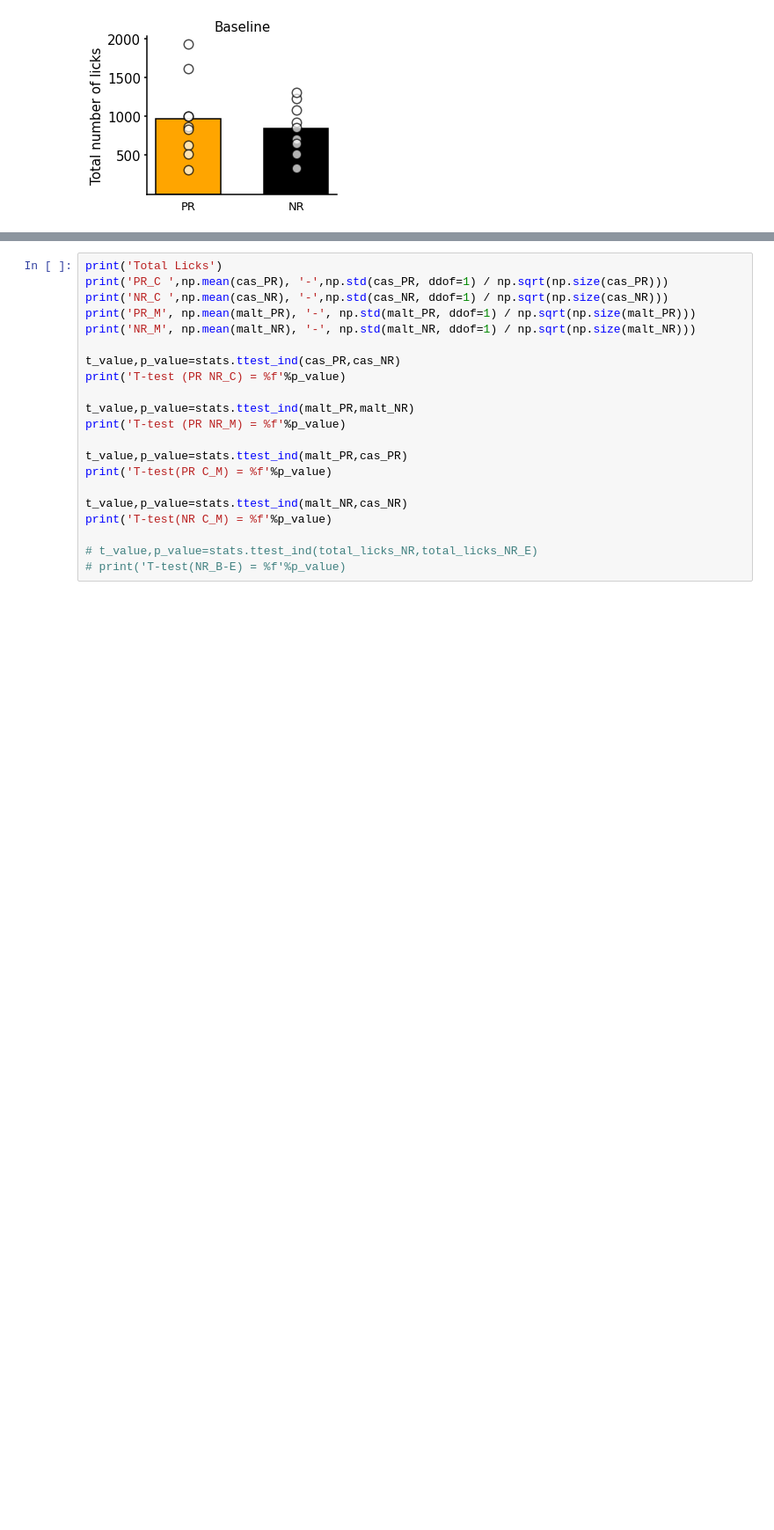
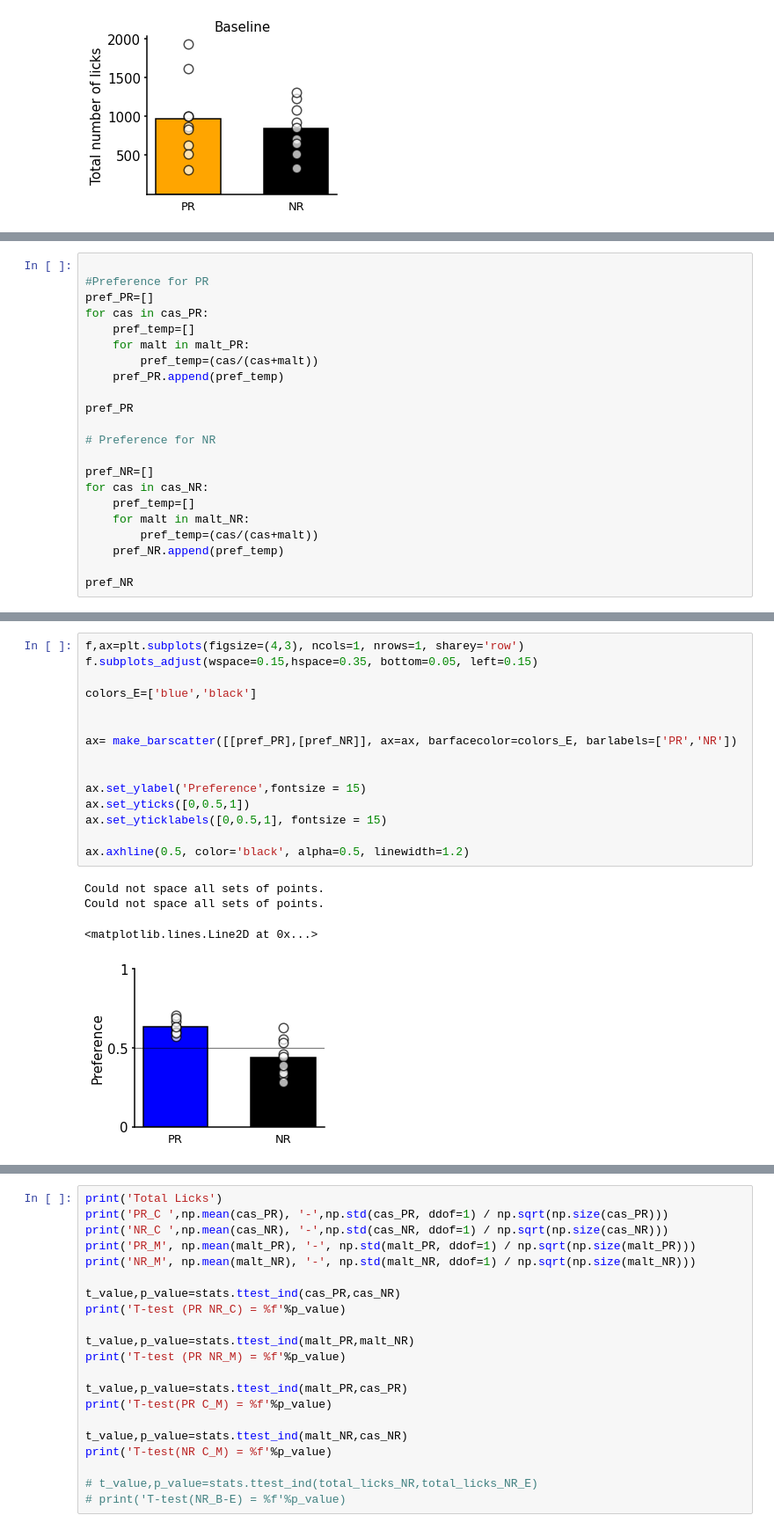
Before and after one commit to jetsetmette/VGP, a Jupyter notebook: notebooks/Behavior_2P.ipynb, the cells around one changed output, grey strips where cells are left out. Shown at 88% size. Cells and saved outputs as stored; diff of their text form; blank space fills up the shorter version.

Commit message:
added preference

```diff
--- a/notebooks/Behavior_2P.ipynb
+++ b/notebooks/Behavior_2P.ipynb
@@ -564,0 +563,22 @@ Text(0.5, 1.0, 'Baseline')
+# %%
+
+#Preference for PR
+pref_PR=[]
+for cas in cas_PR:
+    pref_temp=[]
+    for malt in malt_PR:
+        pref_temp=(cas/(cas+malt))
+    pref_PR.append(pref_temp)
+
+pref_PR
+
+# Preference for NR
+
+pref_NR=[]
+for cas in cas_NR:
+    pref_temp=[]
+    for malt in malt_NR:
+        pref_temp=(cas/(cas+malt))
+    pref_NR.append(pref_temp)
+
+pref_NR
@@ -564,0 +595,20 @@ Text(0.5, 1.0, 'Baseline')
+# %%
+f,ax=plt.subplots(figsize=(4,3), ncols=1, nrows=1, sharey='row')
+f.subplots_adjust(wspace=0.15,hspace=0.35, bottom=0.05, left=0.15)
+
+colors_E=['blue','black']
+
+
+ax= make_barscatter([[pref_PR],[pref_NR]], ax=ax, barfacecolor=colors_E, barlabels=['PR','NR'])
+
+
+ax.set_ylabel('Preference',fontsize = 15)
+ax.set_yticks([0,0.5,1])
+ax.set_yticklabels([0,0.5,1], fontsize = 15)
+
+ax.axhline(0.5, color='black', alpha=0.5, linewidth=1.2)
+# %% [output]
+Could not space all sets of points.
+Could not space all sets of points.
+<matplotlib.lines.Line2D at 0x...>
+[figure, added]
```
Also changed, not shown: parts of 20 cells of this notebook.
